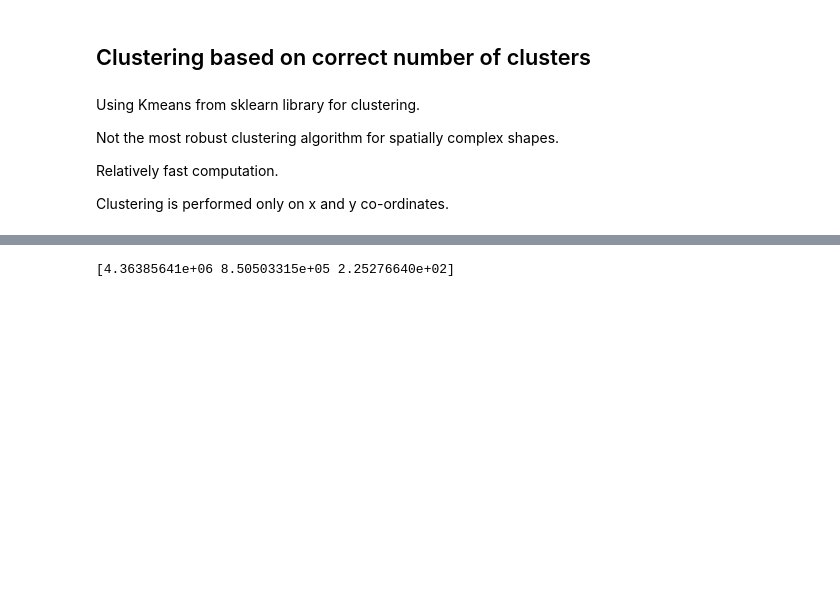
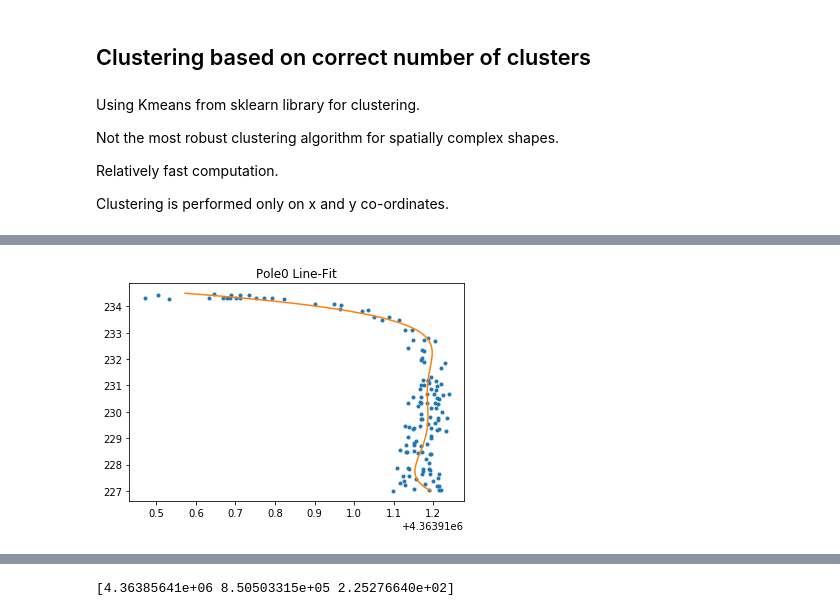
Before and after one commit to robo-jordo/Geospatial_vision_-_visualization, a Jupyter notebook: Project/Point_Cloud_Pole_Detection_Erryone.ipynb, the cells around one changed output, grey strips where cells are left out. Drawn from its saved outputs; the diff is of its cells as text; code cells hidden in the pictures; blank space fills up the shorter version.

Commit message:
line-fitting implemented, plotted on matplotlib for each pole

```diff
--- a/Project/Point_Cloud_Pole_Detection_Erryone.ipynb
+++ b/Project/Point_Cloud_Pole_Detection_Erryone.ipynb
@@ -308,0 +312,87 @@ Ethan splines here
+# %%
+#splitting xyza planar into different poles based on labels in y_pred
+pole0 = np.zeros((1,4))
+pole1 = np.zeros((1,4))
+pole2 = np.zeros((1,4))
+pole3 = np.zeros((1,4))
+pole4 = np.zeros((1,4))
+pole5 = np.zeros((1,4))
+pole6 = np.zeros((1,4))
+pole7 = np.zeros((1,4))
+
+for i in range(len(y_pred)):
+    if(y_pred[i]==0):
+        #only add point if it's actually part of the pole and not the ground
+        #that's clustered with the pole; simple threshold based on plotting
+        if(xyza_planar[i,2]>227.0):
+            pole0 = np.append(pole0,xyza_planar[i,:].reshape((1,4)),axis=0)
+    elif(y_pred[i]==1):
+        if(xyza_planar[i,2]>227.0):
+            pole1 = np.append(pole1,xyza_planar[i,:].reshape((1,4)),axis=0)
+    elif(y_pred[i]==2):
+        if(xyza_planar[i,2]>227.0):
+            pole2 = np.append(pole2,xyza_planar[i,:].reshape((1,4)),axis=0)
+    elif(y_pred[i]==3):
+        if(xyza_planar[i,2]>227.0 and xyza_planar[i,0]>4363850.1):
+            pole3 = np.append(pole3,xyza_planar[i,:].reshape((1,4)),axis=0)
+    elif(y_pred[i]==4):
+        if(xyza_planar[i,2]>227.0):
+            pole4 = np.append(pole4,xyza_planar[i,:].reshape((1,4)),axis=0)
+    elif(y_pred[i]==5):
+        if(xyza_planar[i,2]>227.0):
+            pole5 = np.append(pole5,xyza_planar[i,:].reshape((1,4)),axis=0)
+    elif(y_pred[i]==6):
+        if(xyza_planar[i,2]>227.0):
+            pole6 = np.append(pole6,xyza_planar[i,:].reshape((1,4)),axis=0)
+    elif(y_pred[i]==7):
+        if(xyza_planar[i,2]>227.0 and xyza_planar[i,0]>4363906.0):
+            pole7 = np.append(pole7,xyza_planar[i,:].reshape((1,4)),axis=0)
+
+pole0 = pole0[1:,:]
+pole1 = pole1[1:,:]
+pole2 = pole2[1:,:]
+pole3 = pole3[1:,:]
+pole4 = pole4[1:,:]
+pole5 = pole5[1:,:]
+pole6 = pole6[1:,:]
+pole7 = pole7[1:,:]
+
+np.set_printoptions(threshold=sys.maxsize)
+#print(np.sort(pole3[:,0]))
+
+p0 = np.poly1d(np.polyfit(pole0[:,2],pole0[:,0],5))
+p1 = np.poly1d(np.polyfit(pole1[:,2],pole1[:,0],5))
+p2 = np.poly1d(np.polyfit(pole2[:,2],pole2[:,0],5))
+p3 = np.poly1d(np.polyfit(pole3[:,2],pole3[:,0],5))
+p4 = np.poly1d(np.polyfit(pole4[:,2],pole4[:,0],5))
+p5 = np.poly1d(np.polyfit(pole5[:,2],pole5[:,0],5))
+p6 = np.poly1d(np.polyfit(pole6[:,2],pole6[:,0],5))
+p7 = np.poly1d(np.polyfit(pole7[:,2],pole7[:,0],5))
+xp = np.linspace(227,234.5,100)
+
+plt.plot(pole0[:,0],pole0[:,2],'.', p0(xp),xp, '-')
+plt.title('Pole0 Line-Fit')
+plt.show()
+plt.plot(pole1[:,0],pole1[:,2],'.', p1(xp),xp, '-')
+plt.title('Pole1 Line-Fit')
+plt.show()
+plt.plot(pole2[:,0],pole2[:,2],'.', p2(xp),xp, '-')
+plt.title('Pole2 Line-Fit')
+plt.show()
+plt.plot(pole3[:,0],pole3[:,2],'.', p3(xp),xp, '-')
+plt.title('Pole3 Line-Fit')
+plt.show()
+plt.plot(pole4[:,0],pole4[:,2],'.', p4(xp),xp, '-')
+plt.title('Pole4 Line-Fit')
+plt.show()
+plt.plot(pole5[:,0],pole5[:,2],'.', p5(xp),xp, '-')
+plt.title('Pole5 Line-Fit')
+plt.show()
+plt.plot(pole6[:,0],pole6[:,2],'.', p6(xp),xp, '-')
+plt.title('Pole6 Line-Fit')
+plt.show()
+plt.plot(pole7[:,0],pole7[:,2],'.', p7(xp),xp, '-')
+plt.title('Pole7 Line-Fit')
+plt.show()
+# %% [output]
+[figure, added]
```
Also changed, not shown: parts of 6 cells of this notebook, 1 other file.
